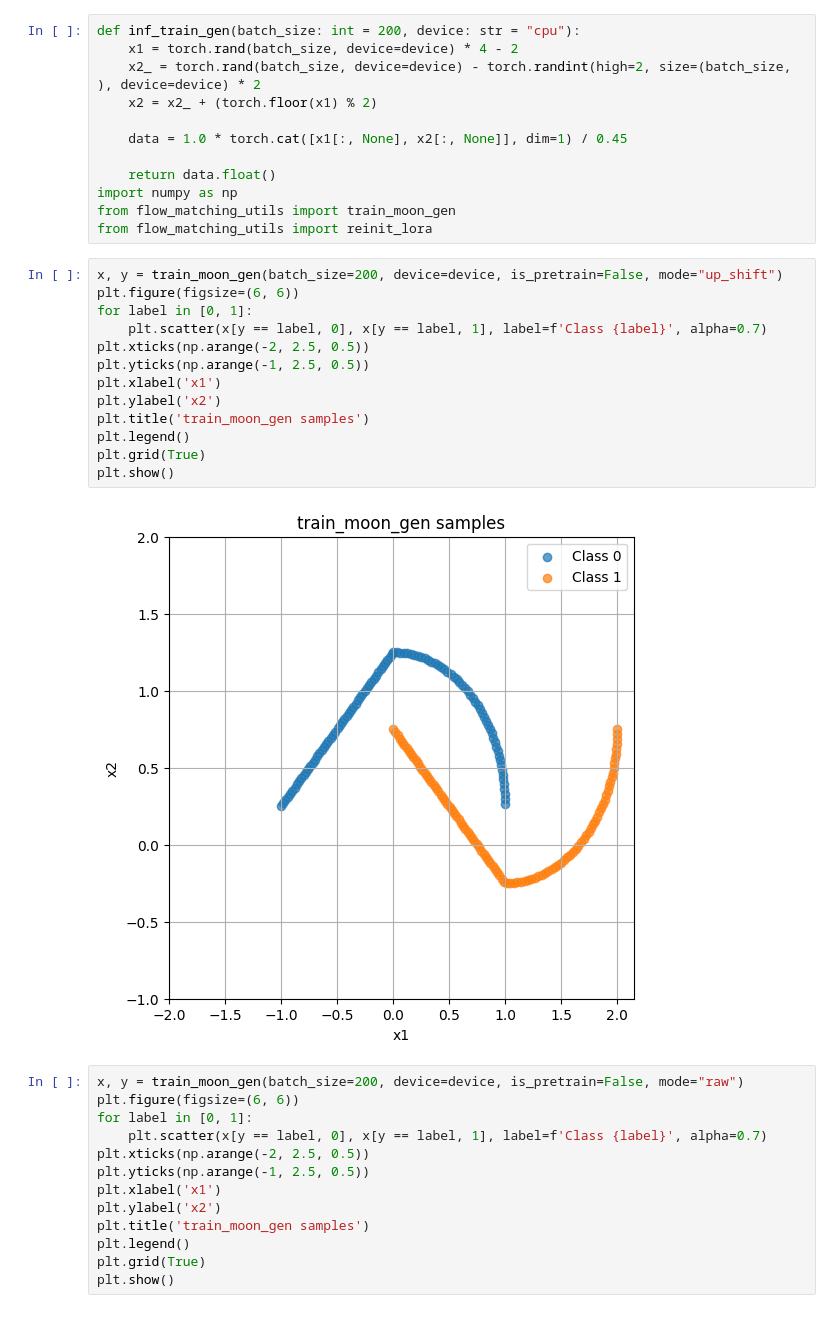
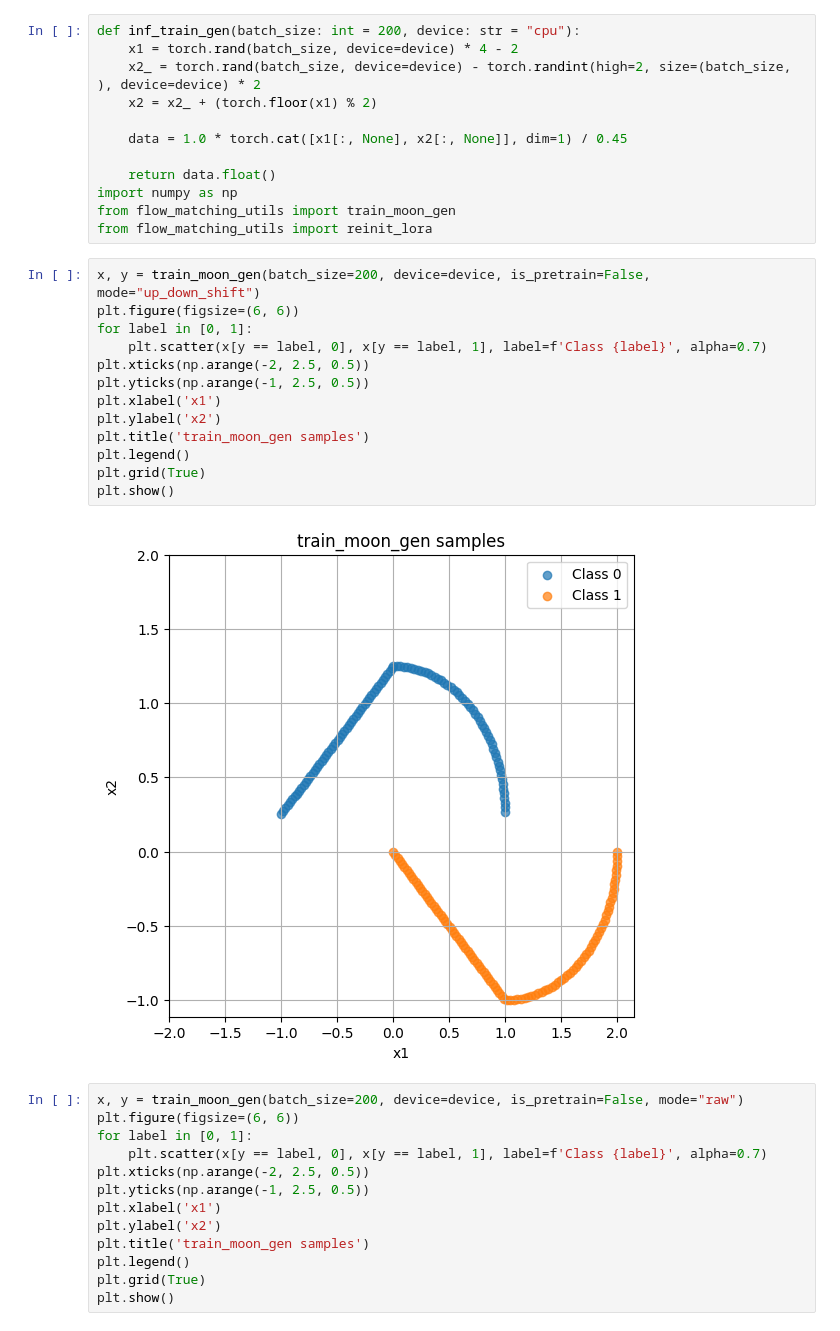
Before and after one commit to jkdxg8837/Diffusion_One, a Jupyter notebook: examples/2d_flow_matching_finetune.ipynb, the cells around one changed output. Cells and saved outputs as stored; diff of their text form.

```diff
--- a/examples/2d_flow_matching_finetune.ipynb
+++ b/examples/2d_flow_matching_finetune.ipynb
@@ -62,20 +62,20 @@ import numpy as np
 from flow_matching_utils import train_moon_gen
 from flow_matching_utils import reinit_lora
 # %%
-x, y = train_moon_gen(batch_size=200, device=device, is_pretrain=False, mode="up_shift")
+x, y = train_moon_gen(batch_size=200, device=device, is_pretrain=False, mode="up_down_shift")
 plt.figure(figsize=(6, 6))
 for label in [0, 1]:
     plt.scatter(x[y == label, 0], x[y == label, 1], label=f'Class {label}', alpha=0.7)
 plt.xticks(np.arange(-2, 2.5, 0.5))
 plt.yticks(np.arange(-1, 2.5, 0.5))
 plt.xlabel('x1')
 plt.ylabel('x2')
 plt.title('train_moon_gen samples')
 plt.legend()
 plt.grid(True)
 plt.show()
 # %% [output]
-[figure, old version]
+[figure, new version]
 # %%
 x, y = train_moon_gen(batch_size=200, device=device, is_pretrain=False, mode="raw")
 plt.figure(figsize=(6, 6))
```
Also changed, not shown: 6 other files.
